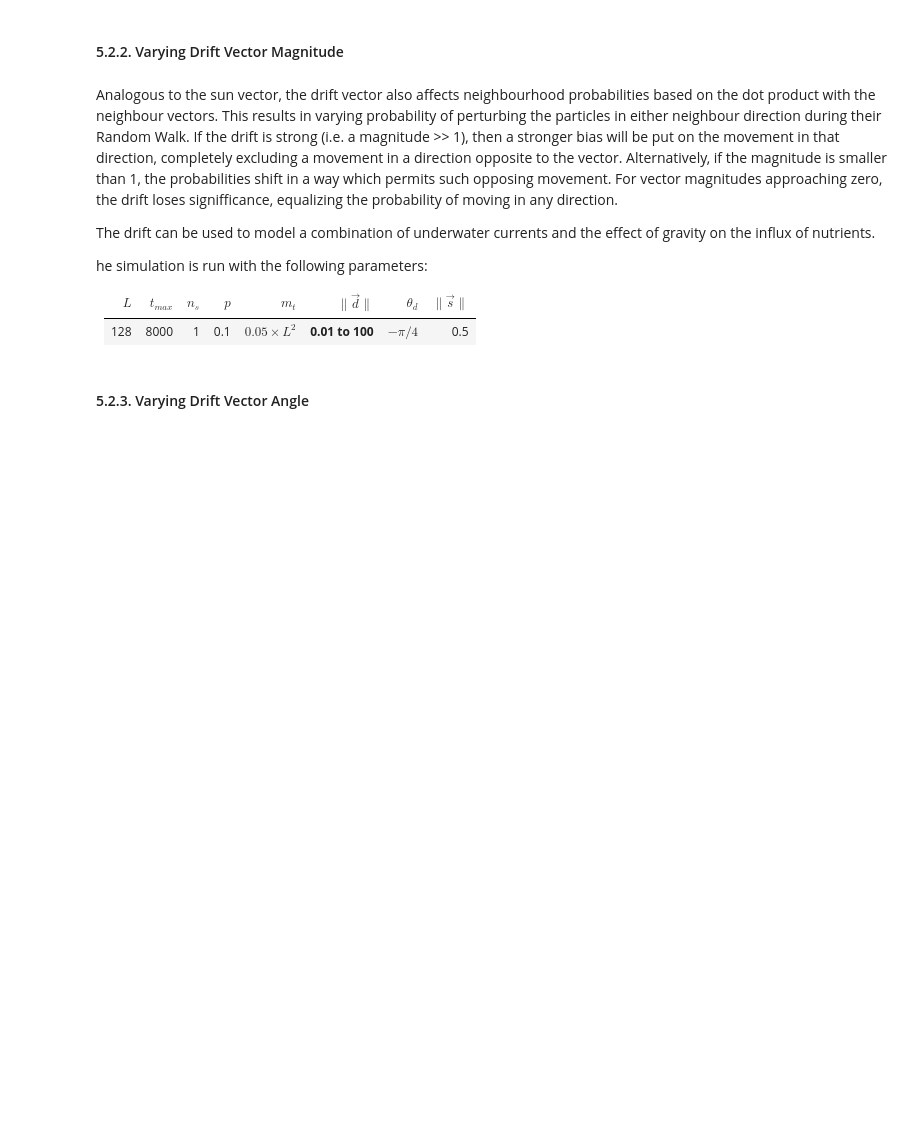
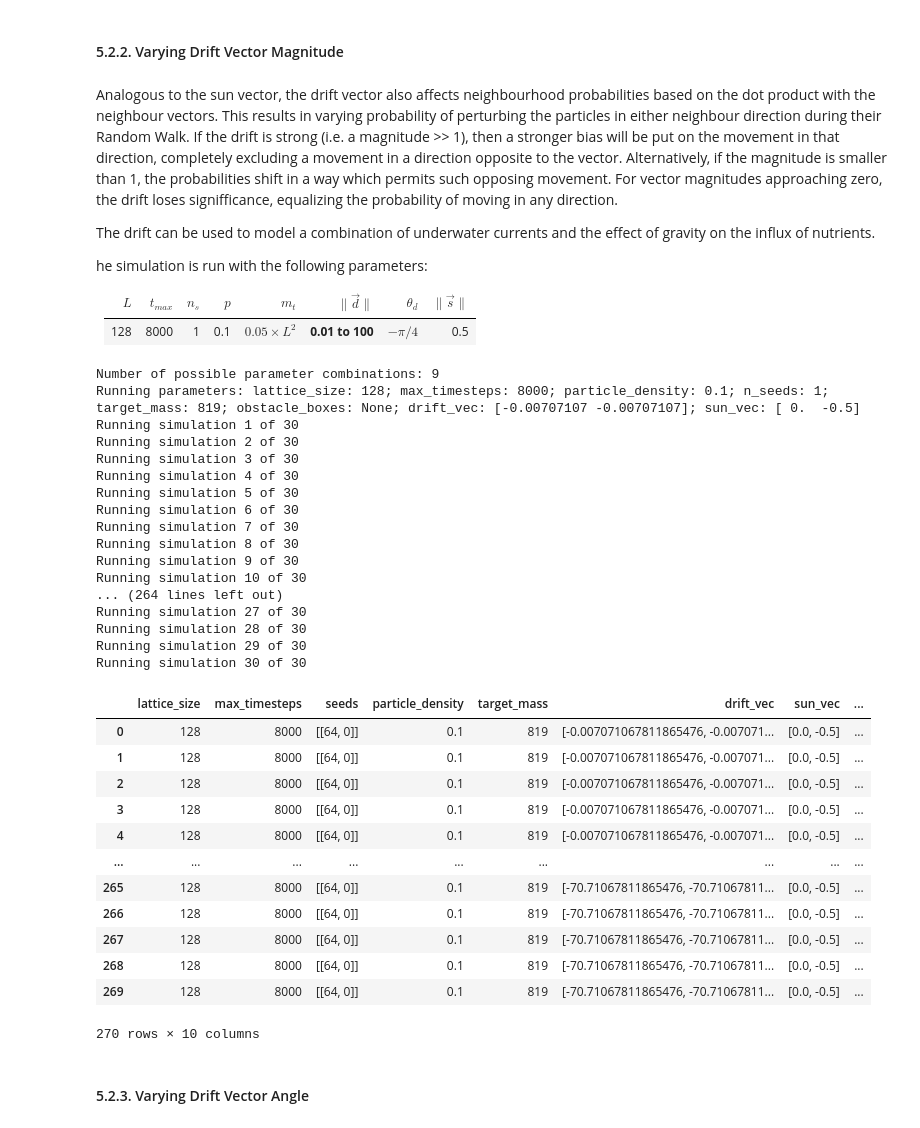
Before and after one commit to mboyan/complex-system-simulation, a Jupyter notebook: Project/Code/ProjectNotebook.ipynb, the cells around one changed output. Saved outputs shown, nothing was run; the diff lists cells and outputs as text; code cells hidden in the pictures; blank space fills up the shorter version.

Commit message:
drift magnitude and angle runs
9 params for magnitude and 10 for angle

```diff
--- a/Project/Code/ProjectNotebook.ipynb
+++ b/Project/Code/ProjectNotebook.ipynb
@@ -298,33 +298,64 @@ he simulation is run with the following parameters:
 # %%
 # Define environment parameter series (2D setup)
 lattice_size_series = np.array([128])
 max_timesteps_series = np.array([8000])
 n_seeds_series = np.repeat(int(1), 1)
 particle_density_series = np.array([0.1])
 target_mass_series = np.array([0.05 * lattice_size_series[0] ** 2], dtype=int)
 obstacle_box_series = np.array([None])
 
 # Define drift and sun vector ranges
-drift_vec_series = np.tile(- np.sqrt(0.5) * 10.0 ** np.arange(-2, 3), (2, 1)).T # Varying magnitude 45 degree vectors
+drift_vec_series = np.tile(- np.sqrt(0.5) * 10.0 ** np.arange(-2, 2.5, 0.5), (2, 1)).T # Varying magnitude 45 degree vectors
 sun_vec_series = np.array([[0, -0.5]])
 
 # Define fixed simulation parameters
 fdim_measure = 'both' # fractal dimension, can be None / 'cgrain' / 'radius' / 'both
 calc_branch_distr = True
 calc_mass = True
 periodic = (False, False, False)
 move_moore = False
 aggr_moore = False
 regen_mode = 'edge'
 
 # Run simulations
 n_sims = 30
 sim_results, dla_evolutions = ds.analyse_dla_patterns(n_sims, lattice_size_series, max_timesteps_series, n_seeds_series, particle_density_series, target_mass_series,
                                                       drift_vec_series=drift_vec_series, sun_vec_series=sun_vec_series, obstacle_box_series=obstacle_box_series,
                                                       fdim_measure=fdim_measure, calc_branch_distr=calc_branch_distr, calc_mass=calc_mass,
                                                       n_saved_sims=1, periodic=periodic, move_moore=move_moore, aggr_moore=aggr_moore, regen_mode=regen_mode)
 
 sim_results
+# %% [output]
+Number of possible parameter combinations: 9
+Running parameters: lattice_size: 128; max_timesteps: 8000; particle_density: 0.1; n_seeds: 1; target_mass: 819; obstacle_boxes: None; drift_vec: [-0.00707107 -0.00707107]; sun_vec: [ 0.  -0.5]
+Running simulation 1 of 30
+Running simulation 2 of 30
+Running simulation 3 of 30
+Running simulation 4 of 30
+Running simulation 5 of 30
+Running simulation 6 of 30
+Running simulation 7 of 30
+Running simulation 8 of 30
+Running simulation 9 of 30
+Running simulation 10 of 30
+... (264 lines left out)
+Running simulation 27 of 30
+Running simulation 28 of 30
+Running simulation 29 of 30
+Running simulation 30 of 30
+|  | lattice_size | max_timesteps | seeds | particle_density | target_mass | drift_vec | sun_vec | ... |
+| 0 | 128 | 8000 | [[64, 0]] | 0.1 | 819 | [-0.007071067811865476, -0.007071... | [0.0, -0.5] | ... |
+| 1 | 128 | 8000 | [[64, 0]] | 0.1 | 819 | [-0.007071067811865476, -0.007071... | [0.0, -0.5] | ... |
+| 2 | 128 | 8000 | [[64, 0]] | 0.1 | 819 | [-0.007071067811865476, -0.007071... | [0.0, -0.5] | ... |
+| 3 | 128 | 8000 | [[64, 0]] | 0.1 | 819 | [-0.007071067811865476, -0.007071... | [0.0, -0.5] | ... |
+| 4 | 128 | 8000 | [[64, 0]] | 0.1 | 819 | [-0.007071067811865476, -0.007071... | [0.0, -0.5] | ... |
+| ... | ... | ... | ... | ... | ... | ... | ... | ... |
+| 265 | 128 | 8000 | [[64, 0]] | 0.1 | 819 | [-70.71067811865476, -70.71067811... | [0.0, -0.5] | ... |
+| 266 | 128 | 8000 | [[64, 0]] | 0.1 | 819 | [-70.71067811865476, -70.71067811... | [0.0, -0.5] | ... |
+| 267 | 128 | 8000 | [[64, 0]] | 0.1 | 819 | [-70.71067811865476, -70.71067811... | [0.0, -0.5] | ... |
+| 268 | 128 | 8000 | [[64, 0]] | 0.1 | 819 | [-70.71067811865476, -70.71067811... | [0.0, -0.5] | ... |
+| 269 | 128 | 8000 | [[64, 0]] | 0.1 | 819 | [-70.71067811865476, -70.71067811... | [0.0, -0.5] | ... |
+270 rows × 10 columns
 # %%
 sim_results.to_json('sim_results_drift_vector_mag.json')
 # %% [markdown]
```
Also changed, not shown: parts of 2 cells of this notebook, 2 other files.
